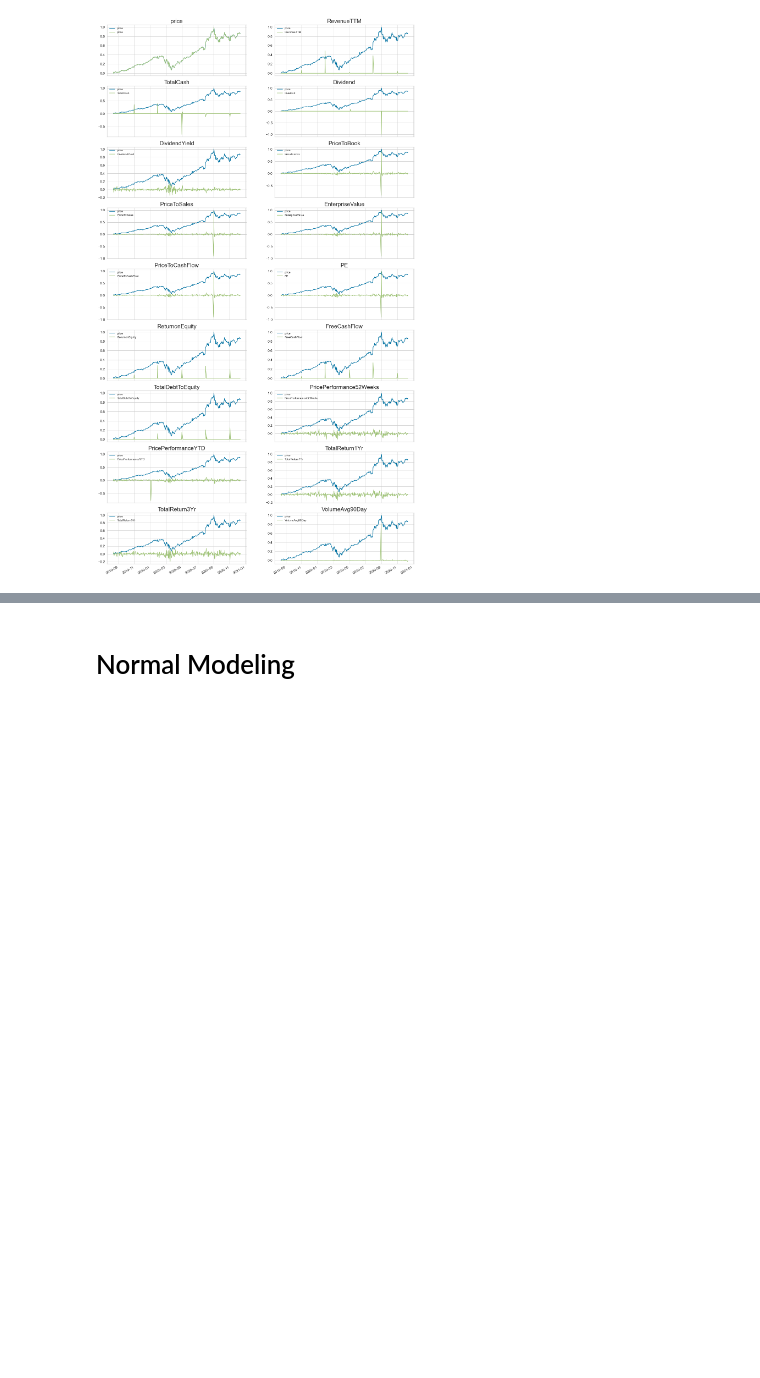
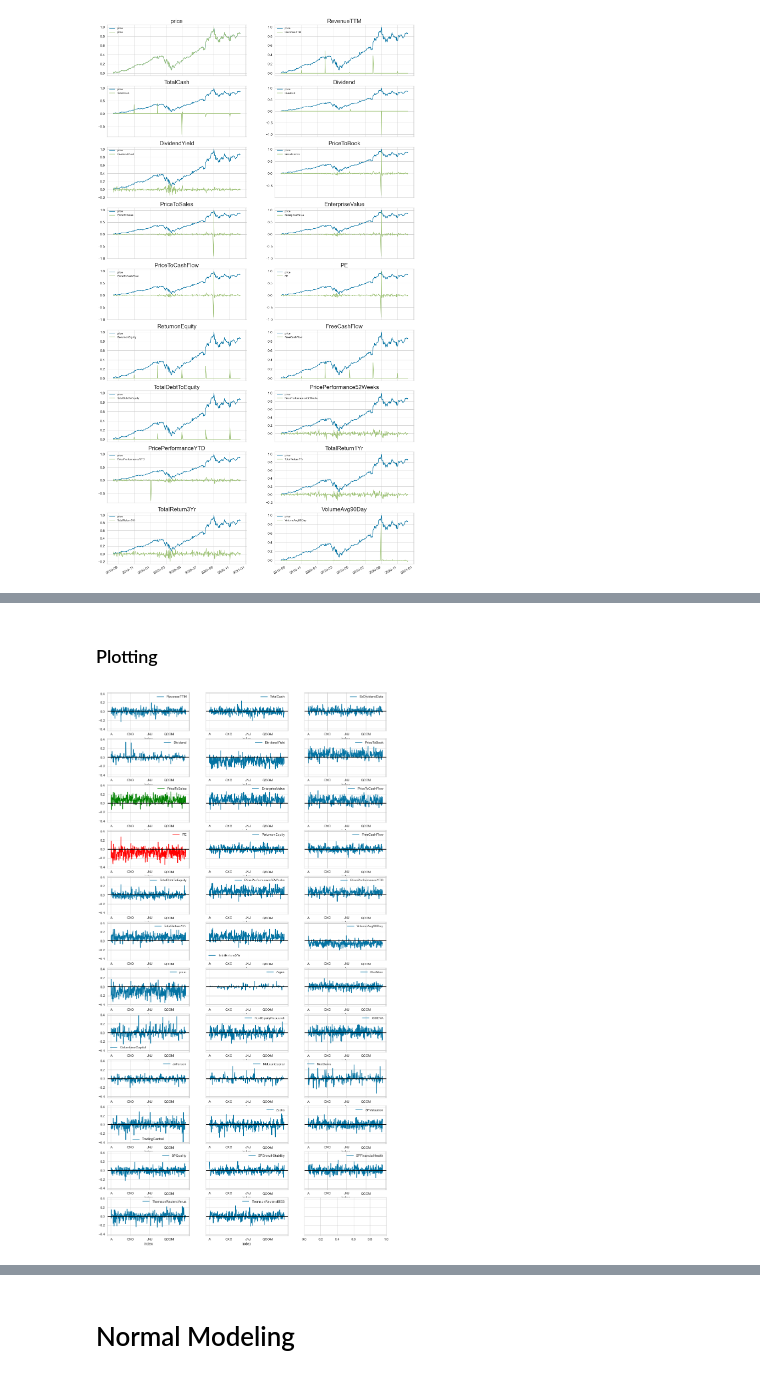
Before and after one commit to skelouse/capstone-stock-analysis, a Jupyter notebook: main.ipynb, the cells around one changed output, grey strips where cells are left out. Saved outputs shown, nothing was run; the diff lists cells and outputs as text; code cells hidden in the pictures; blank space fills up the shorter version.

```diff
--- a/main.ipynb
+++ b/main.ipynb
@@ -366,0 +813,3 @@ for n, col in enumerate(cols):
+# %%
+all_symbols = [col.split('_')[0] for col in model_df.columns if 'price' in col]
+len(all_symbols)
@@ -366,0 +818,8 @@ for n, col in enumerate(cols):
+# %%
+start_time = time.time()
+
+correlation_all = {}
+for sym in all_symbols:
+    correlation_all[sym] = get_correlation(model_df, sym)
+
+print("time taken:", round((time.time() - start_time), 2), 'seconds')
@@ -366,0 +926,8 @@ for n, col in enumerate(cols):
+# %%
+start_time = time.time()
+
+correlation_all = {}
+for sym in all_symbols:
+    correlation_all[sym] = get_correlation_price_shift(model_df, sym)
+
+print("time taken:", round((time.time() - start_time), 2), 'seconds')
@@ -366,0 +936,7 @@ for n, col in enumerate(cols):
+# %%
+corr_df = pd.DataFrame(correlation_all)
+
+# Saving data
+corr_df.to_csv("./bin/correlation_by_symbol_col_to_price_one_day.csv")
+
+corr_df.head()
@@ -366,0 +951,21 @@ for n, col in enumerate(cols):
+# %% [markdown]
+### Plotting
+# %%
+corr_df_transposed = corr_df.transpose()
+# 35 columns
+fig, axes = plt.subplots(nrows=12, ncols=3, figsize=(15, 30), sharey=True)
+axes = axes.flatten()
+
+for num, col in enumerate(corr_df_transposed.columns):
+    if col == 'PE':
+        corr_df_transposed.reset_index().plot(
+            'index', col, ax=axes[num], c='red')
+    elif col == "PriceToSales":
+        corr_df_transposed.reset_index().plot(
+            'index', col, ax=axes[num], c='green')
+    else:
+        corr_df_transposed.reset_index().plot(
+            'index', col, ax=axes[num])
+    axes[num].axhline(0, c='black')
+# %% [output]
+[figure, added]
```
Also changed, not shown: parts of 94 cells of this notebook, 8 other files.
